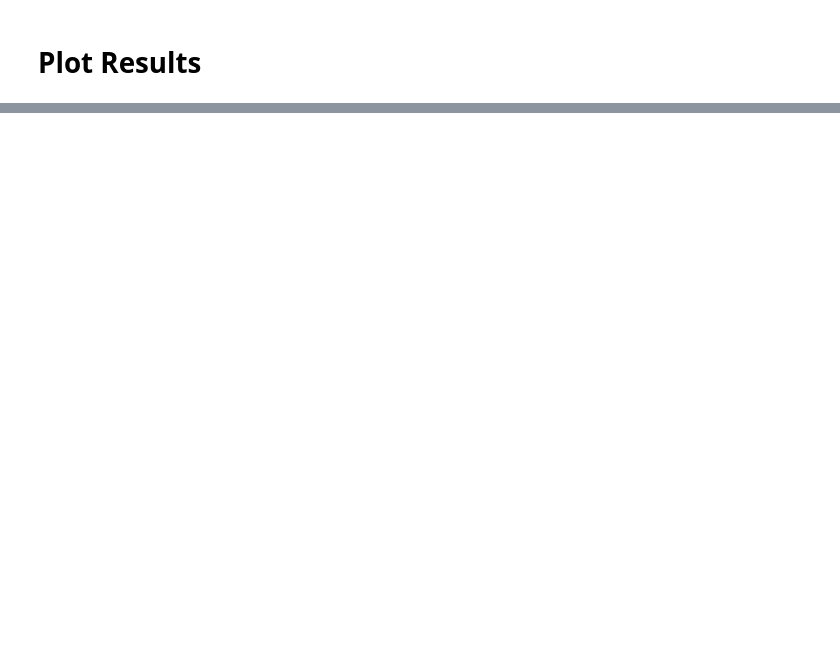
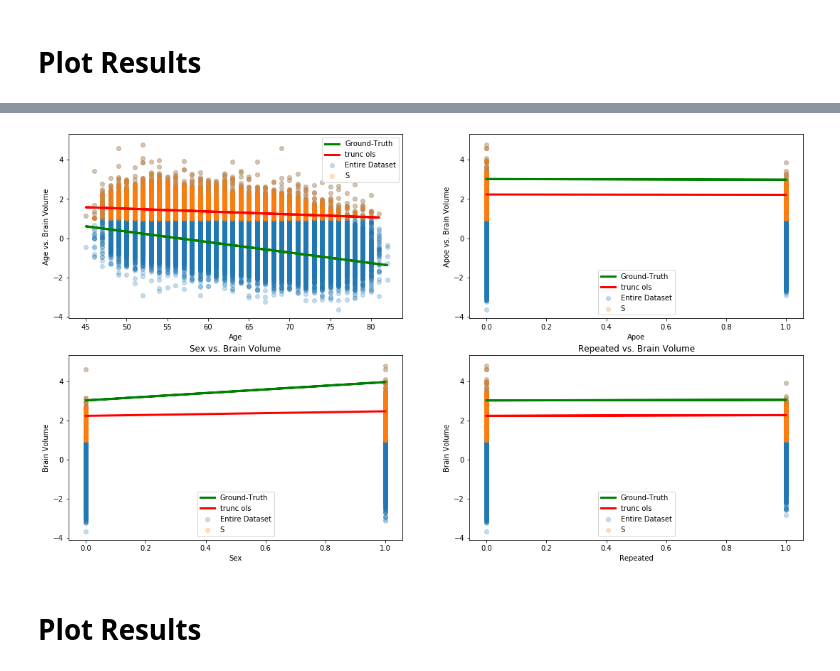
Before and after one commit to pstefanou12/Trunc-Bio, a Jupyter notebook: Brain Volume.ipynb, the cells around one changed output, grey strips where cells are left out. Cells and saved outputs as stored; diff of their text form; code cells hidden in the pictures; blank space fills up the shorter version.

```diff
--- a/Brain Volume.ipynb
+++ b/Brain Volume.ipynb
@@ -583,0 +567,4 @@ logs.head()
+# %%
+input_df = df[['age', 'apoe', 'sex', 'repeated']]
+X = ch.from_numpy(input_df.to_numpy()).float()
+print("Input Features: {}".format(input_df.columns))
@@ -583,0 +573,8 @@ logs.head()
+# %%
+gt_ols = LinearRegression()
+gt_ols.fit(X, y)
+score = gt_ols.score(X, y)
+print("R^2: ", score)
+gt_var = (y - gt_ols.predict(X)).var(0)
+print('ground-truth variance: ', float(gt_var))
+gt_ = ch.from_numpy(np.concatenate([gt_ols.coef_.flatten(), gt_ols.intercept_]))
@@ -583,0 +612,46 @@ logs.head()
+# %%
+fig, ax = plt.subplots(2, 2)
+fig.set_size_inches(18.5, 10.5)
+
+# plot age vs brain volume
+ax[0, 0].scatter(X[:,0], y, alpha=.25, label='Entire Dataset')
+ax[0, 0].scatter(x_trunc[:,0], y_trunc, alpha=.25, label='S')
+ax[0, 0].plot(X[:,0], X[:,0] * gt_ols.coef_[0, 0] + gt_ols.intercept_, label='Ground-Truth', linewidth=3.0, color='green')
+ax[0, 0].plot(x_trunc[:,0], x_trunc[:,0] * trunc_ols.coef_[0, 0] + trunc_ols.intercept_, label='trunc ols', linewidth=3.0, color='red')
+ax[0, 0].set_xlabel('Age')
+ax[0, 0].set_ylabel('Brain Volume')
+ax[0, 0].set_ylabel('Age vs. Brain Volume')
+ax[0, 0].legend()
+
+# plot apoe vs brain volume
+ax[0, 1].scatter(X[:,1], y, alpha=.25, label='Entire Dataset')
+ax[0, 1].scatter(x_trunc[:,1], y_trunc, alpha=.25, label='S')
+ax[0, 1].plot(X[:,1], X[:,1] * gt_ols.coef_[0, 1] + gt_ols.intercept_, label='Ground-Truth', linewidth=3.0, color='green')
+ax[0, 1].plot(x_trunc[:,1], x_trunc[:,1] * trunc_ols.coef_[0, 1] + trunc_ols.intercept_, label='trunc ols', linewidth=3.0, color='red')
+ax[0, 1].set_xlabel('Apoe')
+ax[0, 1].set_ylabel('Brain Volume')
+ax[0, 1].set_ylabel('Apoe vs. Brain Volume')
+ax[0, 1].legend()
+
+# plot sex vs brain volume
+ax[1, 0].scatter(X[:,2], y, alpha=.25, label='Entire Dataset')
+ax[1, 0].scatter(x_trunc[:,2], y_trunc, alpha=.25, label='S')
+ax[1, 0].plot(X[:,2], X[:,2] * gt_ols.coef_[0, 2] + gt_ols.intercept_, label='Ground-Truth', linewidth=3.0, color='green')
+ax[1, 0].plot(x_trunc[:,2], x_trunc[:,2] * trunc_ols.coef_[0, 2] + trunc_ols.intercept_, label='trunc ols', linewidth=3.0, color='red')
+ax[1, 0].set_xlabel('Sex')
+ax[1, 0].set_ylabel('Brain Volume')
+ax[1, 0].set_title('Sex vs. Brain Volume')
+ax[1, 0].legend()
+
+# plot repeated vs brain volume
+ax[1, 1].scatter(X[:,3], y, alpha=.25, label='Entire Dataset')
+ax[1, 1].scatter(x_trunc[:,3], y_trunc, alpha=.25, label='S')
+ax[1, 1].plot(X[:,3], X[:,3] * gt_ols.coef_[0, 3] + gt_ols.intercept_, label='Ground-Truth', linewidth=3.0, color='green')
+ax[1, 1].plot(x_trunc[:,3], x_trunc[:,3] * trunc_ols.coef_[0, 3] + trunc_ols.intercept_, label='trunc ols', linewidth=3.0, color='red')
+ax[1, 1].set_xlabel('Repeated')
+ax[1, 1].set_ylabel('Brain Volume')
+ax[1, 1].set_title('Repeated vs. Brain Volume')
+ax[1, 1].legend()
+plt.show()
+# %% [output]
+[figure, added]
@@ -583,0 +660,2 @@ logs.head()
+# %% [markdown]
+# Plot Results
```
Also changed, not shown: parts of 48 cells of this notebook.
